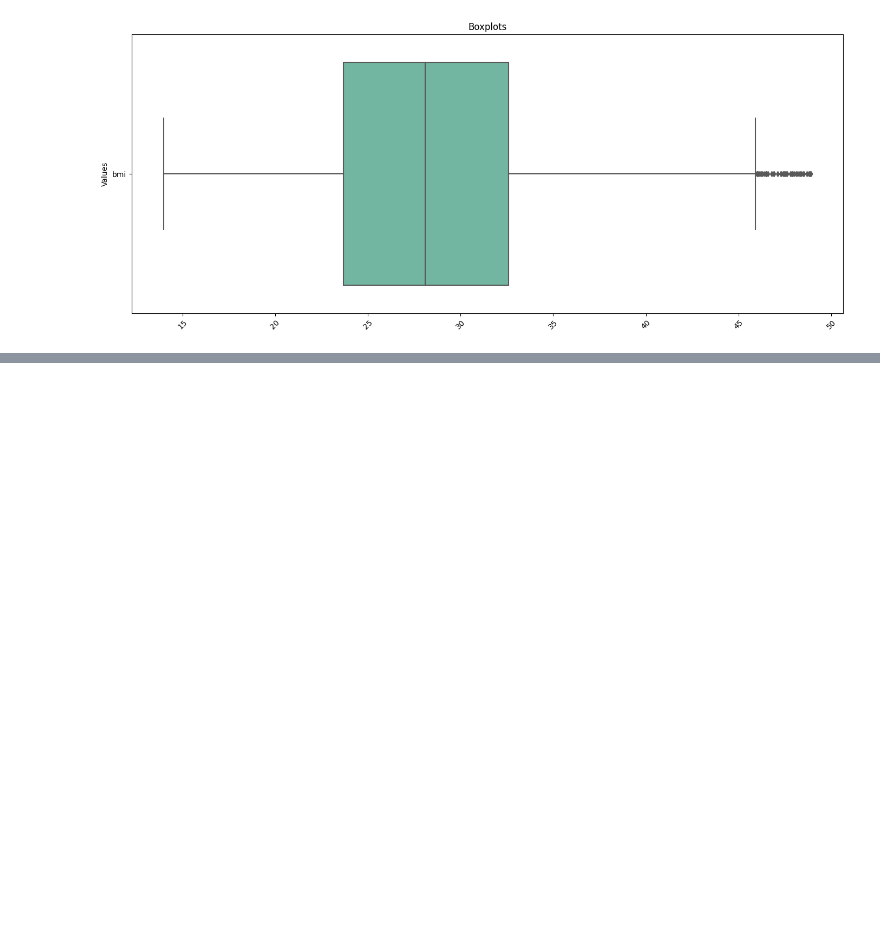
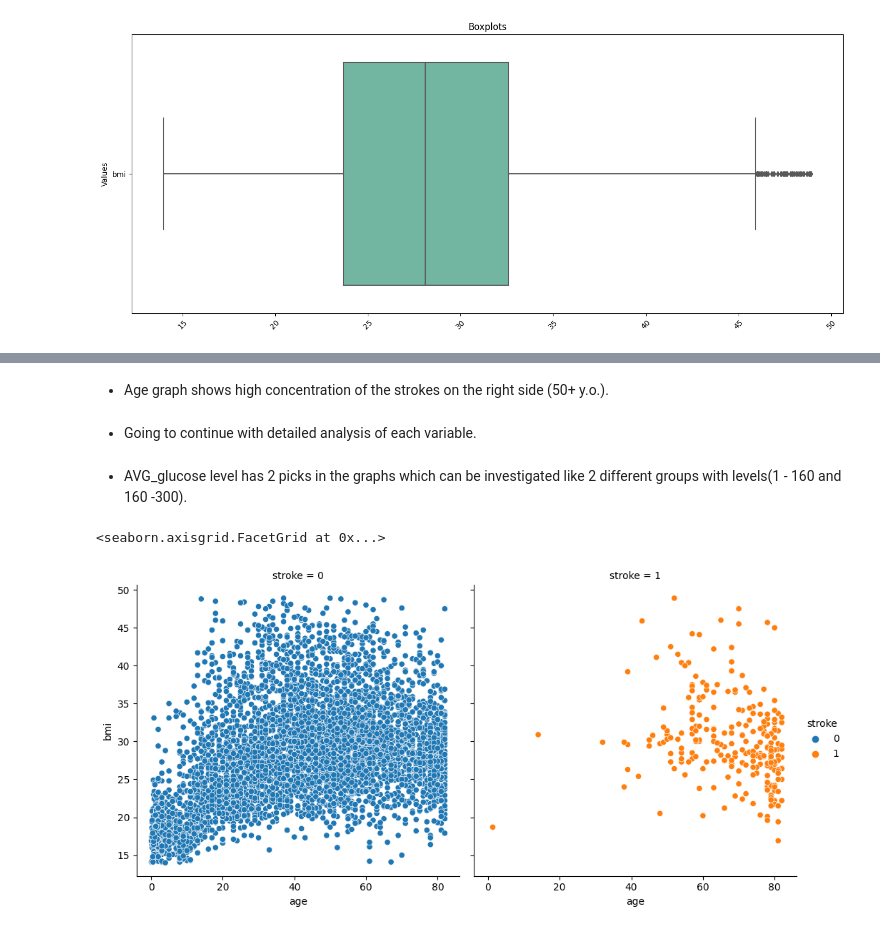
Before and after one commit to AI-School-F5-P2/Data_Scientist_1, a Jupyter notebook: HospitalF5.ipynb, the cells around one changed output, grey strips where cells are left out. Saved outputs shown, nothing was run; the diff lists cells and outputs as text; code cells hidden in the pictures; blank space fills up the shorter version.

Commit message:
feat: correlation analysis

```diff
--- a/HospitalF5.ipynb
+++ b/HospitalF5.ipynb
@@ -213,0 +229,11 @@ plt.show()
+# %% [markdown]
+- Age graph shows high concentration of the strokes on the right side (50+ y.o.).
+# %% [markdown]
+- Going to continue with detailed analysis of each variable.
+# %% [markdown]
+- AVG_glucose level  has 2 picks in the graphs which can be investigated like 2 different groups with levels(1 - 160 and 160 -300).
+# %%
+sns.relplot(data= df, x="age", y ='bmi', hue = 'stroke', col ='stroke')
+# %% [output]
+<seaborn.axisgrid.FacetGrid at 0x...>
+[figure, added]
```
Also changed, not shown: parts of 48 cells of this notebook.
